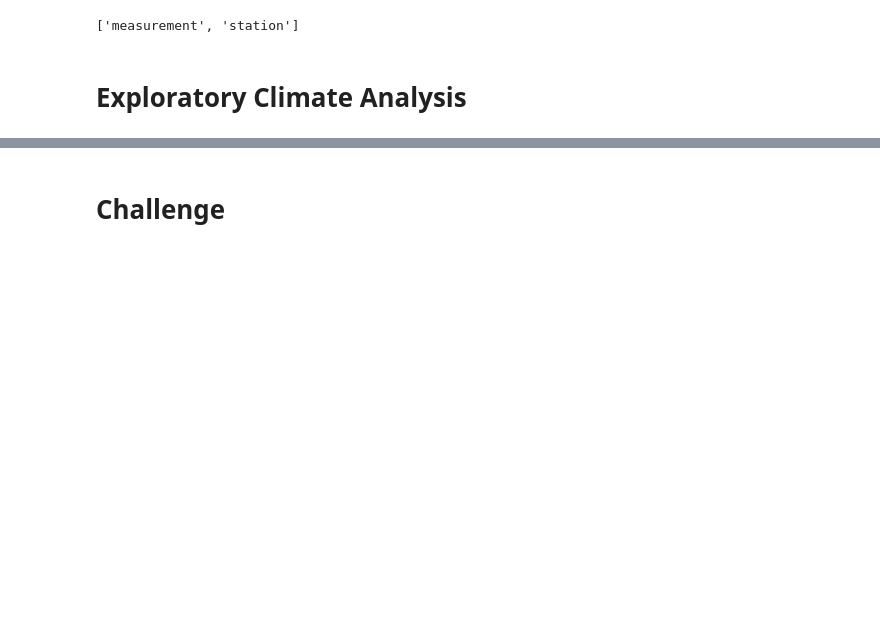
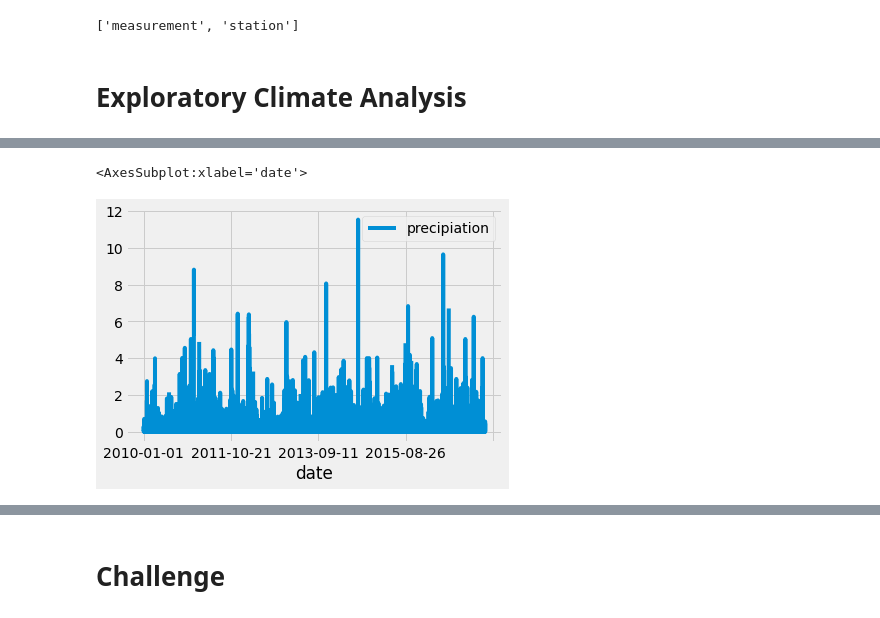
Before and after one commit to caitlinbighem/surfs_up, a Jupyter notebook: climate_analysis.ipynb, the cells around one changed output, grey strips where cells are left out. Cells and saved outputs as stored; diff of their text form; code cells hidden in the pictures; blank space fills up the shorter version.

```diff
--- a/climate_analysis.ipynb
+++ b/climate_analysis.ipynb
@@ -60,13 +57,17 @@ session = Session(engine)
 # %%
 # Design a query to retrieve the last 12 months of precipitation data and plot the results.
 #Starting from the last data point in the database.
+prev_year = dt.date(2017, 8, 23)
 
 # Calculate the date one year from the last date in data set.
+prev_year = dt.date(2017, 8, 23) - dt.timedelta(days=365)
 
 # Perform a query to retrieve the data and precipitation scores
-
 # Save the query results as a Pandas DataFrame and set the index to the date column
+results = []
 
 # Sort the dataframe by date
+results = session.query(Measurement.date, Measurement.prcp)
 
 # Use Pandas Plotting with Matplotlib to plot the data
+print(results.all())
@@ -72,0 +76,11 @@ session = Session(engine)
+# %%
+# Save the query results as a Pandas DataFrame and set the index to the date column
+#Start by creating a dataframe variable. In order to save our results as a dataframe,
+# we need to provide our results variableas one parameter and specify the column names as our second parameter
+df = pd.DataFrame(results, columns=['date', 'precipiation'])
+
+#Set the inplace=True to indicate that we don't want to create a new dataframe with the modified specifications
+df.set_index(df['date'], inplace=True)
+print(df.to_string(index=False, max_rows=20))
+
+#Since setting the index to the date gives us two date columns, we can remove the index when we print to view the dataframe
@@ -72,0 +105,4 @@ session = Session(engine)
+# %%
+# Sort the dataframe by date
+df = df.sort_index()
+print(df.to_string(index=False, max_rows=20))
@@ -73,2 +127,8 @@ session = Session(engine)
+# %%
+# Use Pandas Plotting with Matplotlib to plot the data
+df.plot()
+# %% [output]
+<AxesSubplot:xlabel='date'>
+[figure, added]
 # %%
 # Use Pandas to calcualte the summary statistics for the precipitation data
```
Also changed, not shown: parts of 5 cells of this notebook.
